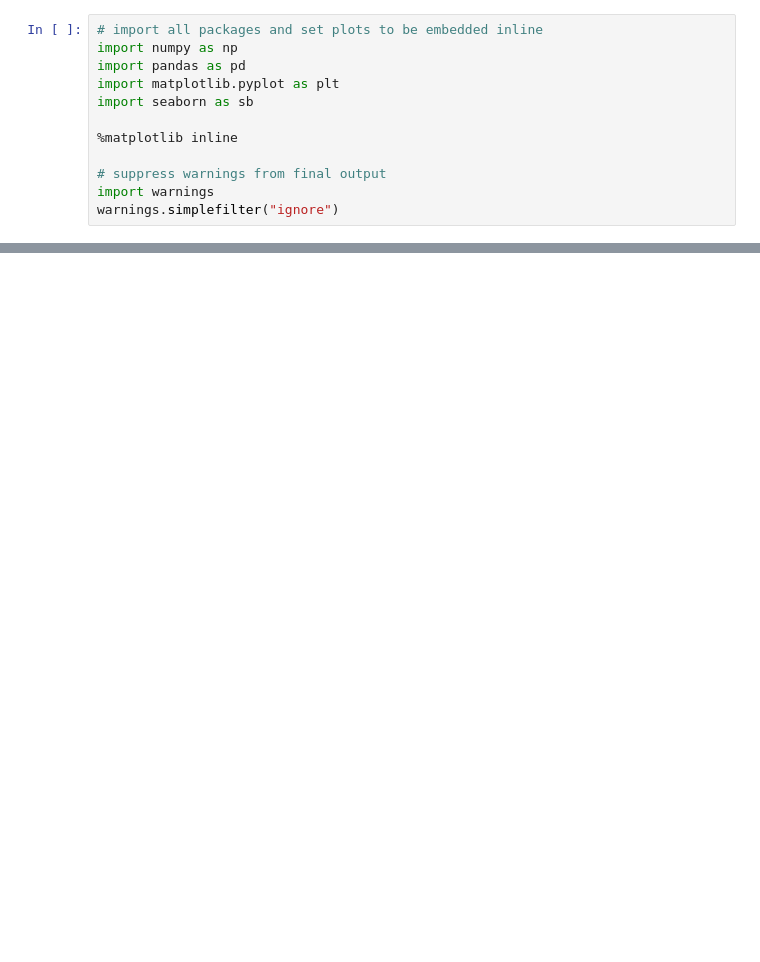
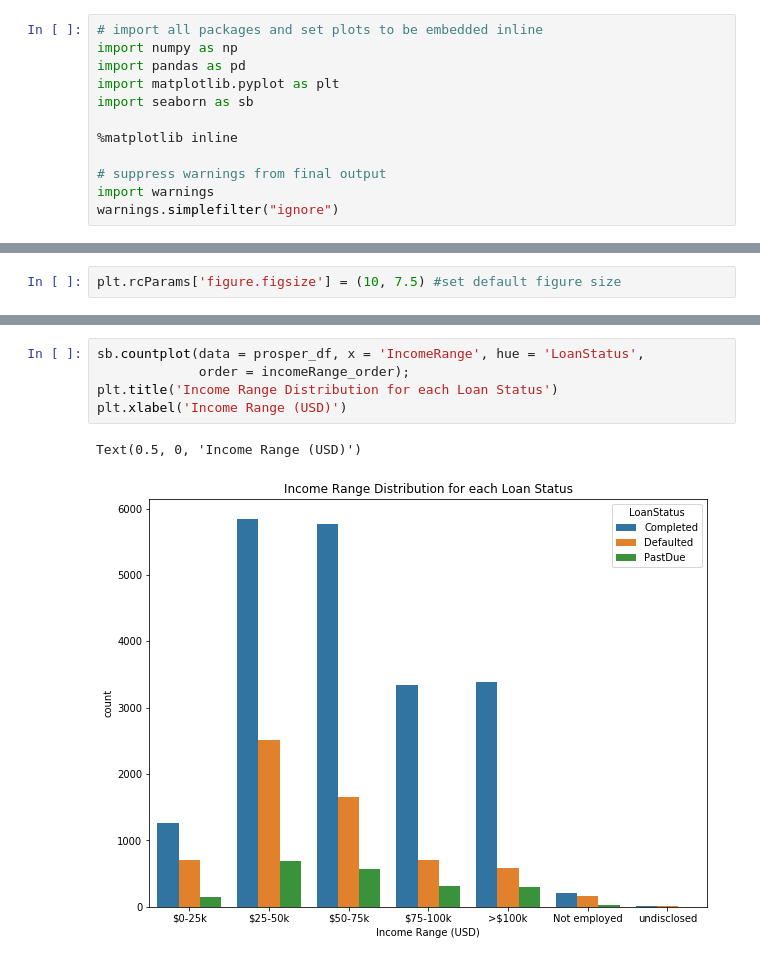
Before and after one commit to yaman-jaghbeer/Communicate-Data-Finding, a Jupyter notebook: slide_deck.ipynb, the cells around one changed output, grey strips where cells are left out. Saved outputs shown, nothing was run; the diff lists cells and outputs as text; blank space fills up the shorter version.

```diff
--- a/slide_deck.ipynb
+++ b/slide_deck.ipynb
@@ -75,0 +95,2 @@ before you finish your presentation!
+# %%
+plt.rcParams['figure.figsize'] = (10, 7.5) #set default figure size
@@ -75,0 +207,8 @@ before you finish your presentation!
+# %%
+sb.countplot(data = prosper_df, x = 'IncomeRange', hue = 'LoanStatus',
+             order = incomeRange_order);
+plt.title('Income Range Distribution for each Loan Status')
+plt.xlabel('Income Range (USD)')
+# %% [output]
+Text(0.5, 0, 'Income Range (USD)')
+[figure, added]
```
Also changed, not shown: parts of 46 cells of this notebook, 3 other files.
